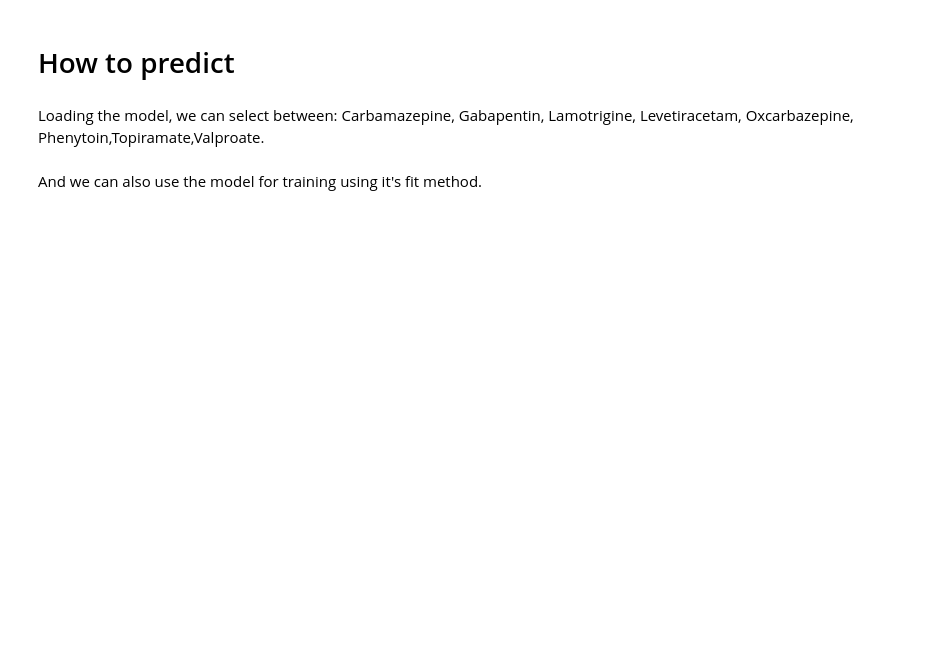
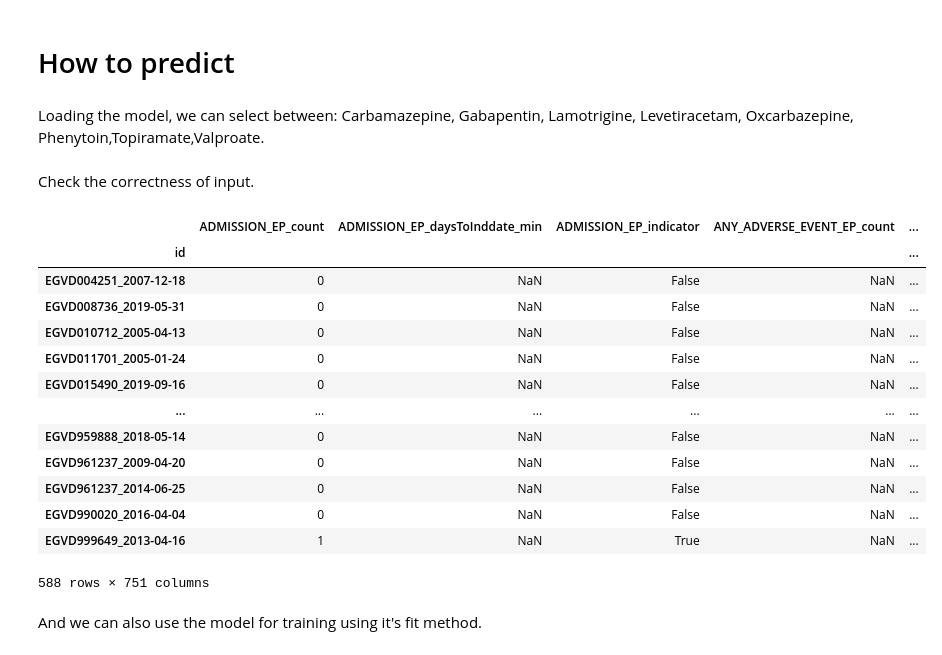
Before and after one commit to yoavkt/UnstableEpilepsy, a Jupyter notebook: notebook/Epilepsy_outcome_prediction_AK_carba.ipynb, the cells around one changed output. Drawn from its saved outputs; the diff is of its cells as text; code cells hidden in the pictures; blank space fills up the shorter version.

```diff
--- a/notebook/Epilepsy_outcome_prediction_AK_carba.ipynb
+++ b/notebook/Epilepsy_outcome_prediction_AK_carba.ipynb
@@ -21,3 +24,5 @@ def load_data(change_name_file,data_file_name,outcome_col="outcome"):
 change_name_file=r"C:\\Users\Anastassia Kolde\\Documents\\Israel secondment\\dictionary_19.01.23.csv"
 data_file_name = r"C:\\Users\Anastassia Kolde\\Documents\\Israel secondment\\Data\test_train_epilepsy_19.01.23.csv"
 X_train,y_train,X_test,y_test = load_data(change_name_file,data_file_name, outcome_col="outcome_any")
+# %% [markdown]
+Check the correctness of input.
@@ -27,4 +38,21 @@ clf = load_prediction_model(drug_name)
 X = data_preprocess(X_train,impute_drug=drug_name,replace_mean=True)
 Xs = data_preprocess(X_test,impute_drug=drug_name,replace_mean=True)
+# %%
+X
+# %% [output]
+|  | ADMISSION_EP_count | ADMISSION_EP_daysToInddate_min | ADMISSION_EP_indicator | ANY_ADVERSE_EVENT_EP_count | ... |
+| id |  |  |  |  | ... |
+| EGVD004251_2007-12-18 | 0 | NaN | False | NaN | ... |
+| EGVD008736_2019-05-31 | 0 | NaN | False | NaN | ... |
+| EGVD010712_2005-04-13 | 0 | NaN | False | NaN | ... |
+| EGVD011701_2005-01-24 | 0 | NaN | False | NaN | ... |
+| EGVD015490_2019-09-16 | 0 | NaN | False | NaN | ... |
+| ... | ... | ... | ... | ... | ... |
+| EGVD959888_2018-05-14 | 0 | NaN | False | NaN | ... |
+| EGVD961237_2009-04-20 | 0 | NaN | False | NaN | ... |
+| EGVD961237_2014-06-25 | 0 | NaN | False | NaN | ... |
+| EGVD990020_2016-04-04 | 0 | NaN | False | NaN | ... |
+| EGVD999649_2013-04-16 | 1 | NaN | True | NaN | ... |
+588 rows × 751 columns
 # %% [markdown]
 And we can also use the model for training using it's fit method.
```
Also changed, not shown: parts of 9 cells of this notebook, 1 other file.
